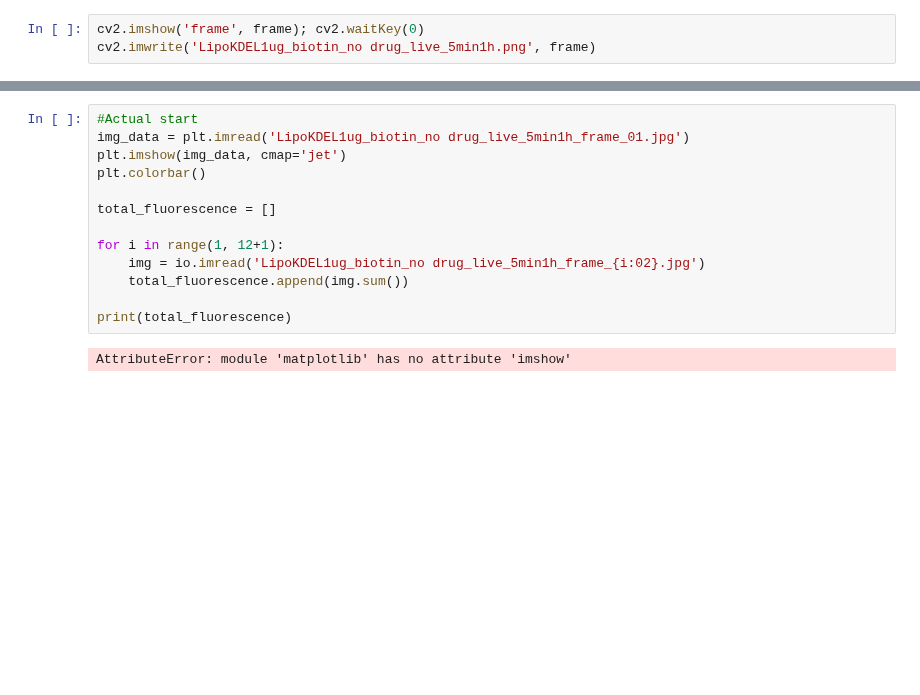
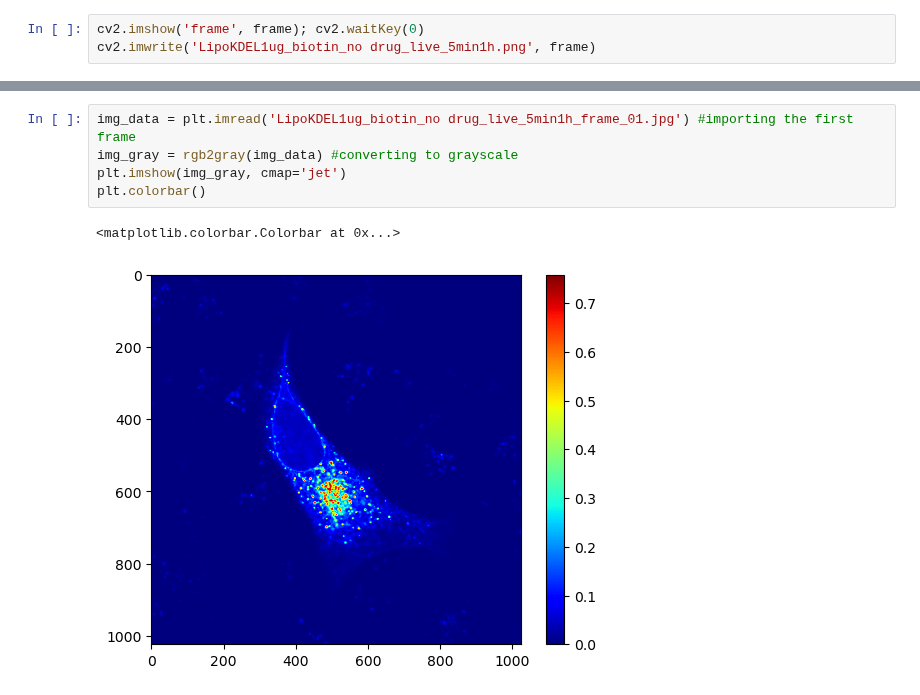
Before and after one commit to SPS-SP2273/learning-portfolio-2024-aug-immunoglobulinaustin, a Jupyter notebook: final_group_project/final_group_project.ipynb, the cells around one changed output, grey strips where cells are left out. Saved outputs shown, nothing was run; the diff lists cells and outputs as text; blank space fills up the shorter version.

```diff
--- a/final_group_project/final_group_project.ipynb
+++ b/final_group_project/final_group_project.ipynb
@@ -76,15 +71,8 @@ Extracted 12 frames.
-# %%
-#Actual start
-img_data = plt.imread('LipoKDEL1ug_biotin_no drug_live_5min1h_frame_01.jpg')
-plt.imshow(img_data, cmap='jet')
-plt.colorbar()
-
-total_fluorescence = []
-
-for i in range(1, 12+1):
-    img = io.imread('LipoKDEL1ug_biotin_no drug_live_5min1h_frame_{i:02}.jpg')
-    total_fluorescence.append(img.sum())
-
-print(total_fluorescence)
-# %% [output]
-AttributeError: module 'matplotlib' has no attribute 'imshow'
+# %%
+img_data = plt.imread('LipoKDEL1ug_biotin_no drug_live_5min1h_frame_01.jpg') #importing the first frame
+img_gray = rgb2gray(img_data) #converting to grayscale
+plt.imshow(img_gray, cmap='jet')
+plt.colorbar()
+# %% [output]
+<matplotlib.colorbar.Colorbar at 0x...>
+[figure, added]
```
Also changed, not shown: parts of 7 cells of this notebook.
